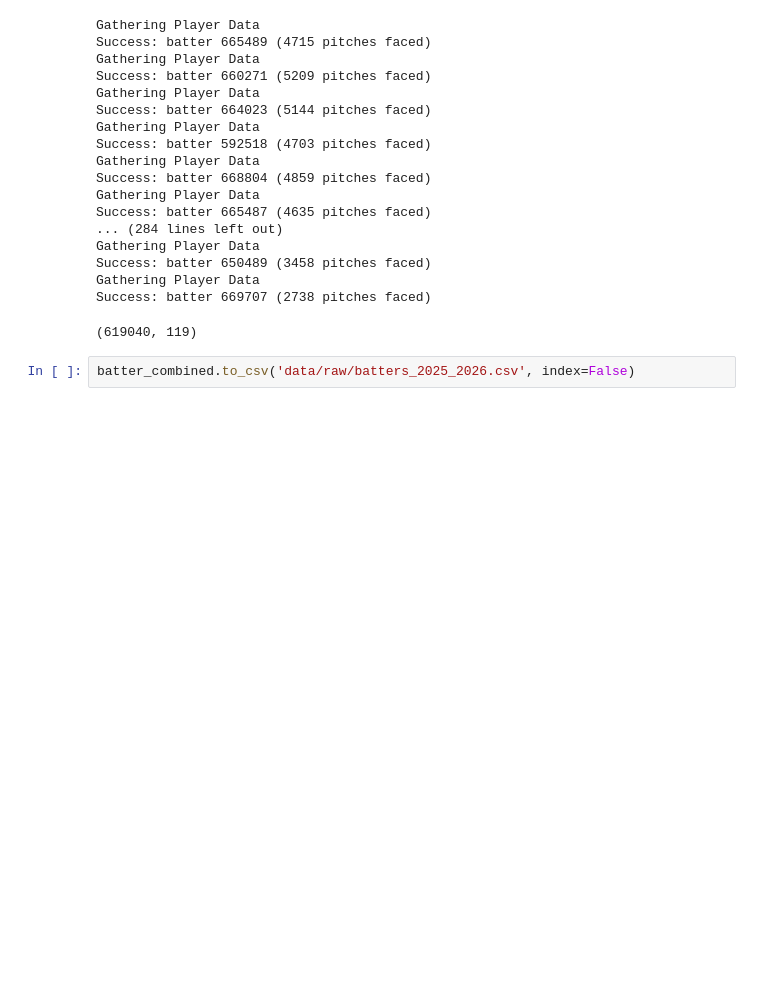
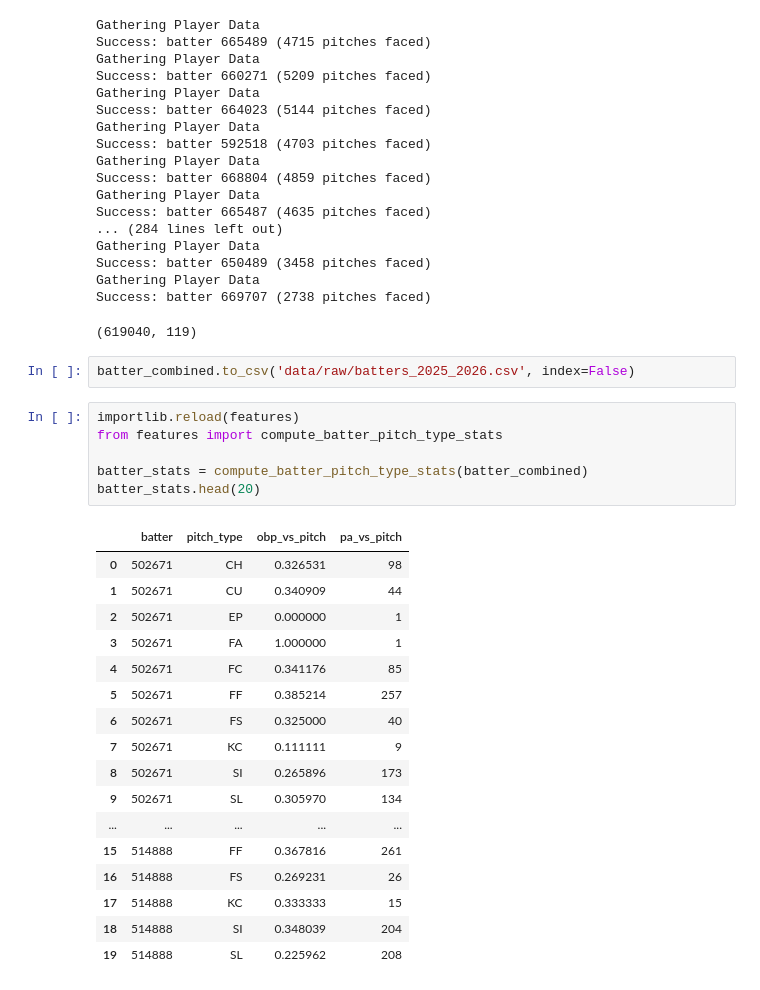
Before and after one commit to aaravmehta111/baseball-pitch-predictor, a Jupyter notebook: 01_data_exploration.ipynb, the cells around one changed output. Saved outputs shown, nothing was run; the diff lists cells and outputs as text; blank space fills up the shorter version.

```diff
--- a/01_data_exploration.ipynb
+++ b/01_data_exploration.ipynb
@@ -1346,3 +1346,27 @@ Success: batter 669707 (2738 pitches faced)
 (619040, 119)
 # %%
 batter_combined.to_csv('data/raw/batters_2025_2026.csv', index=False)
+# %%
+importlib.reload(features)
+from features import compute_batter_pitch_type_stats
+
+batter_stats = compute_batter_pitch_type_stats(batter_combined)
+batter_stats.head(20)
+# %% [output]
+|  | batter | pitch_type | obp_vs_pitch | pa_vs_pitch |
+| 0 | 502671 | CH | 0.326531 | 98 |
+| 1 | 502671 | CU | 0.340909 | 44 |
+| 2 | 502671 | EP | 0.000000 | 1 |
+| 3 | 502671 | FA | 1.000000 | 1 |
+| 4 | 502671 | FC | 0.341176 | 85 |
+| 5 | 502671 | FF | 0.385214 | 257 |
+| 6 | 502671 | FS | 0.325000 | 40 |
+| 7 | 502671 | KC | 0.111111 | 9 |
+| 8 | 502671 | SI | 0.265896 | 173 |
+| 9 | 502671 | SL | 0.305970 | 134 |
+| ... | ... | ... | ... | ... |
+| 15 | 514888 | FF | 0.367816 | 261 |
+| 16 | 514888 | FS | 0.269231 | 26 |
+| 17 | 514888 | KC | 0.333333 | 15 |
+| 18 | 514888 | SI | 0.348039 | 204 |
+| 19 | 514888 | SL | 0.225962 | 208 |
```
Also changed, not shown: parts of 11 cells of this notebook, 1 other file.
